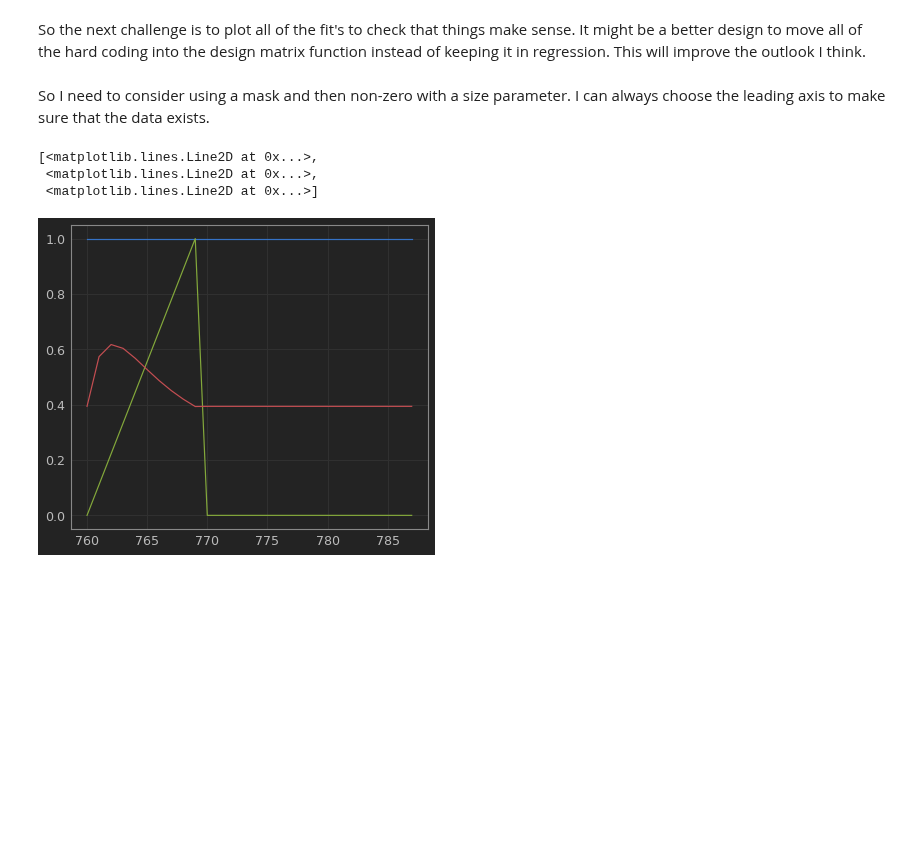
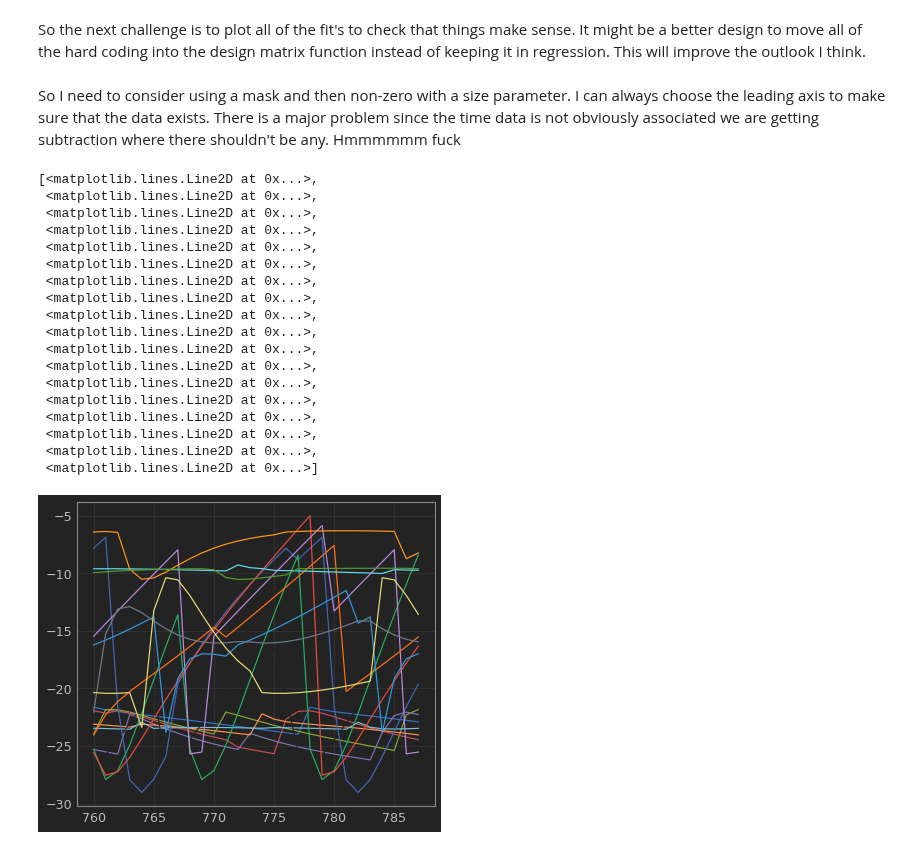
Before and after one commit to SharmaLlama/ticktack, a Jupyter notebook: notebooks/Injection_Recovery.ipynb, the cells around one changed output. Cells and saved outputs as stored; diff of their text form; code cells hidden in the pictures; blank space fills up the shorter version.

Commit message:
A major bug discovered to the logic of the code. This will require some major refactoring and is leading to the poor performance of the models.

```diff
--- a/notebooks/Injection_Recovery.ipynb
+++ b/notebooks/Injection_Recovery.ipynb
@@ -231,9 +213,24 @@ models = vec_matmul(lst_square, test) # Running the models
 # %% [markdown]
-So I need to consider using a mask and then non-zero with a size parameter. I can always choose the leading axis to make sure that the data exists.
+So I need to consider using a mask and then non-zero with a size parameter. I can always choose the leading axis to make sure that the data exists. There is a major problem since the time data is not obviously associated we are getting subtraction where there shouldn't be any. Hmmmmmm fuck
 # %%
-pyplot.plot(test_sample[0], masked_matrix[0].T)
+pyplot.plot(test_sample[0], models.T)
 # %% [output]
 [<matplotlib.lines.Line2D at 0x...>,
  <matplotlib.lines.Line2D at 0x...>,
+ <matplotlib.lines.Line2D at 0x...>,
+ <matplotlib.lines.Line2D at 0x...>,
+ <matplotlib.lines.Line2D at 0x...>,
+ <matplotlib.lines.Line2D at 0x...>,
+ <matplotlib.lines.Line2D at 0x...>,
+ <matplotlib.lines.Line2D at 0x...>,
+ <matplotlib.lines.Line2D at 0x...>,
+ <matplotlib.lines.Line2D at 0x...>,
+ <matplotlib.lines.Line2D at 0x...>,
+ <matplotlib.lines.Line2D at 0x...>,
+ <matplotlib.lines.Line2D at 0x...>,
+ <matplotlib.lines.Line2D at 0x...>,
+ <matplotlib.lines.Line2D at 0x...>,
+ <matplotlib.lines.Line2D at 0x...>,
+ <matplotlib.lines.Line2D at 0x...>,
  <matplotlib.lines.Line2D at 0x...>]
-[figure, old version]
+[figure, new version]
```
Also changed, not shown: parts of 2 cells of this notebook.
